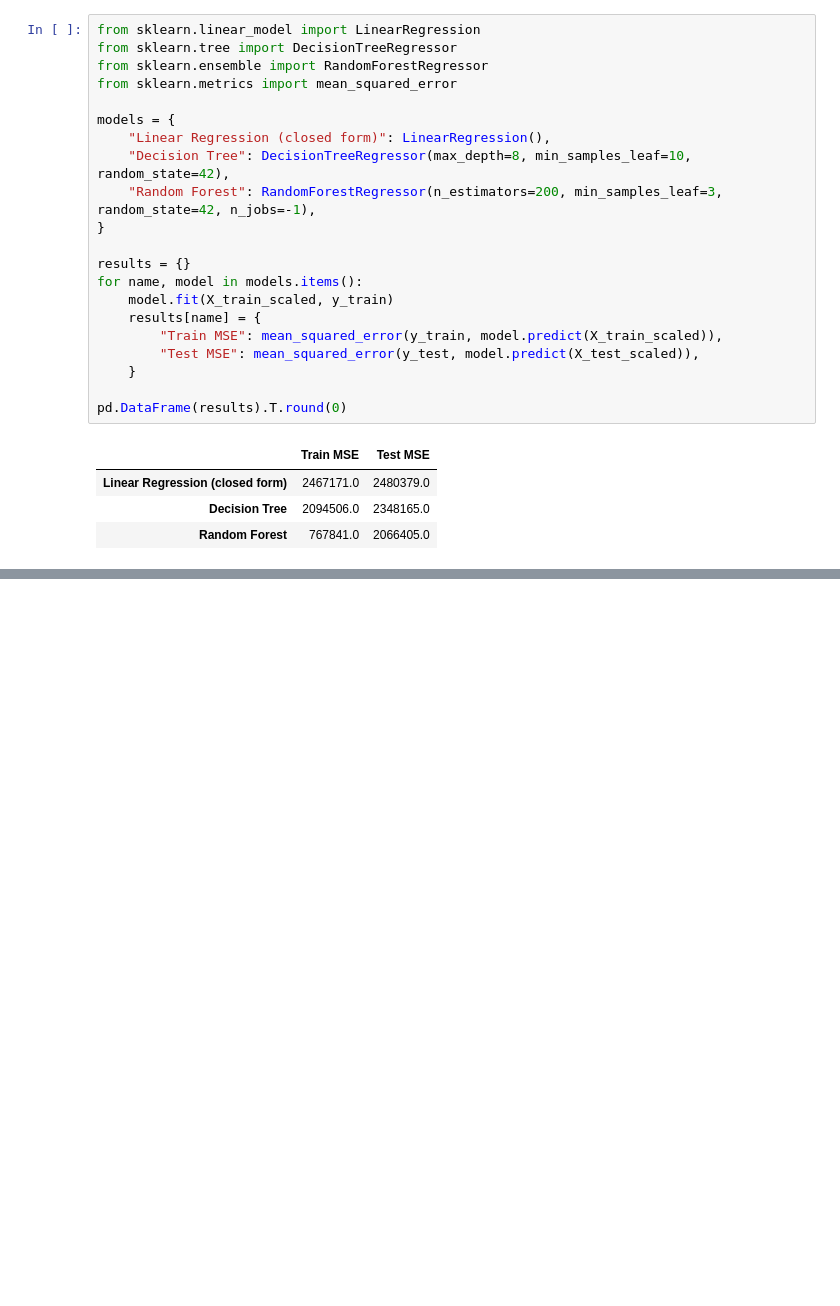
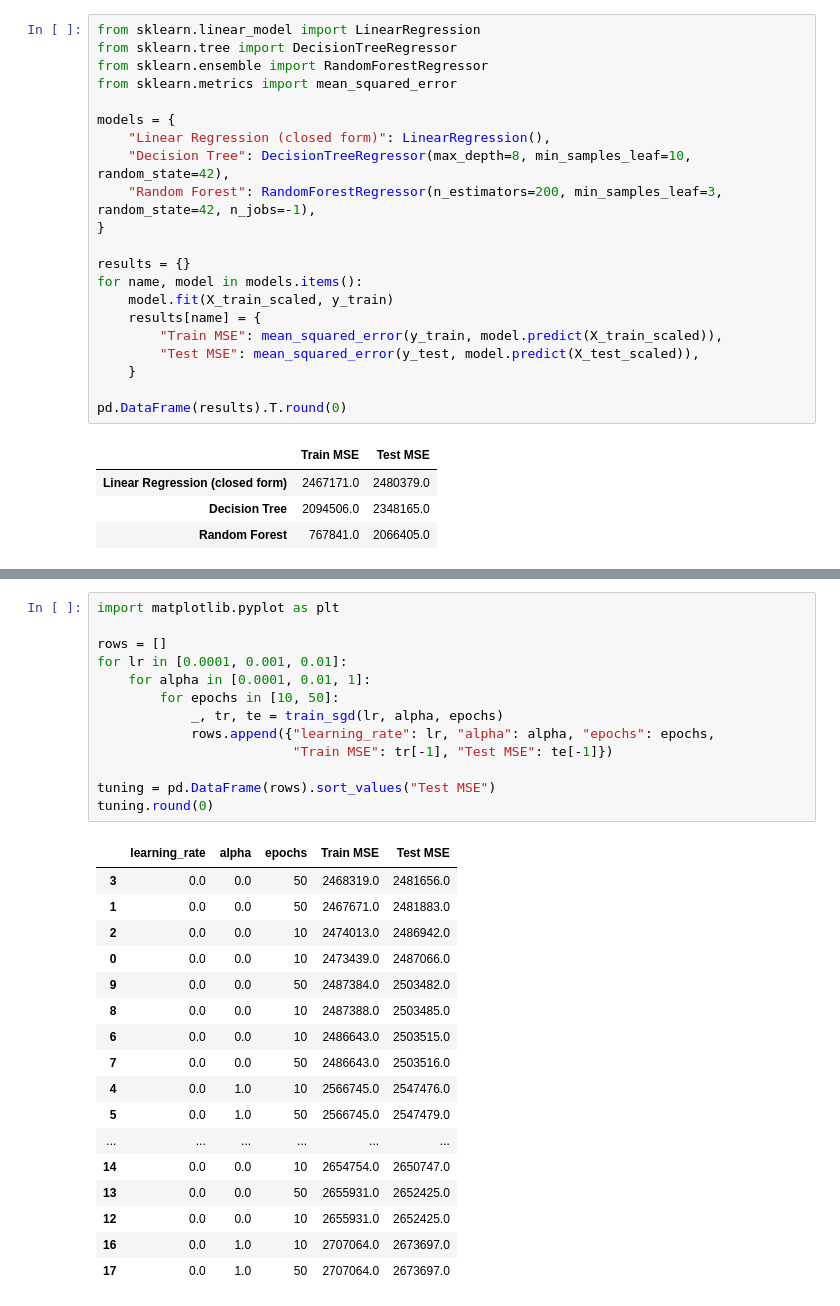
Before and after one commit to Ladecodes1/linear_regression_model, a Jupyter notebook: summative/linear_regression/multivariate.ipynb, the cells around one changed output, grey strips where cells are left out. Cells and saved outputs as stored; diff of their text form; blank space fills up the shorter version.

```diff
--- a/summative/linear_regression/multivariate.ipynb
+++ b/summative/linear_regression/multivariate.ipynb
@@ -203,0 +215,31 @@ pd.DataFrame(results).T.round(0)
+# %%
+import matplotlib.pyplot as plt
+
+rows = []
+for lr in [0.0001, 0.001, 0.01]:
+    for alpha in [0.0001, 0.01, 1]:
+        for epochs in [10, 50]:
+            _, tr, te = train_sgd(lr, alpha, epochs)
+            rows.append({"learning_rate": lr, "alpha": alpha, "epochs": epochs,
+                         "Train MSE": tr[-1], "Test MSE": te[-1]})
+
+tuning = pd.DataFrame(rows).sort_values("Test MSE")
+tuning.round(0)
+# %% [output]
+|  | learning_rate | alpha | epochs | Train MSE | Test MSE |
+| 3 | 0.0 | 0.0 | 50 | 2468319.0 | 2481656.0 |
+| 1 | 0.0 | 0.0 | 50 | 2467671.0 | 2481883.0 |
+| 2 | 0.0 | 0.0 | 10 | 2474013.0 | 2486942.0 |
+| 0 | 0.0 | 0.0 | 10 | 2473439.0 | 2487066.0 |
+| 9 | 0.0 | 0.0 | 50 | 2487384.0 | 2503482.0 |
+| 8 | 0.0 | 0.0 | 10 | 2487388.0 | 2503485.0 |
+| 6 | 0.0 | 0.0 | 10 | 2486643.0 | 2503515.0 |
+| 7 | 0.0 | 0.0 | 50 | 2486643.0 | 2503516.0 |
+| 4 | 0.0 | 1.0 | 10 | 2566745.0 | 2547476.0 |
+| 5 | 0.0 | 1.0 | 50 | 2566745.0 | 2547479.0 |
+| ... | ... | ... | ... | ... | ... |
+| 14 | 0.0 | 0.0 | 10 | 2654754.0 | 2650747.0 |
+| 13 | 0.0 | 0.0 | 50 | 2655931.0 | 2652425.0 |
+| 12 | 0.0 | 0.0 | 10 | 2655931.0 | 2652425.0 |
+| 16 | 0.0 | 1.0 | 10 | 2707064.0 | 2673697.0 |
+| 17 | 0.0 | 1.0 | 50 | 2707064.0 | 2673697.0 |
```
Also changed, not shown: parts of 5 cells of this notebook.
